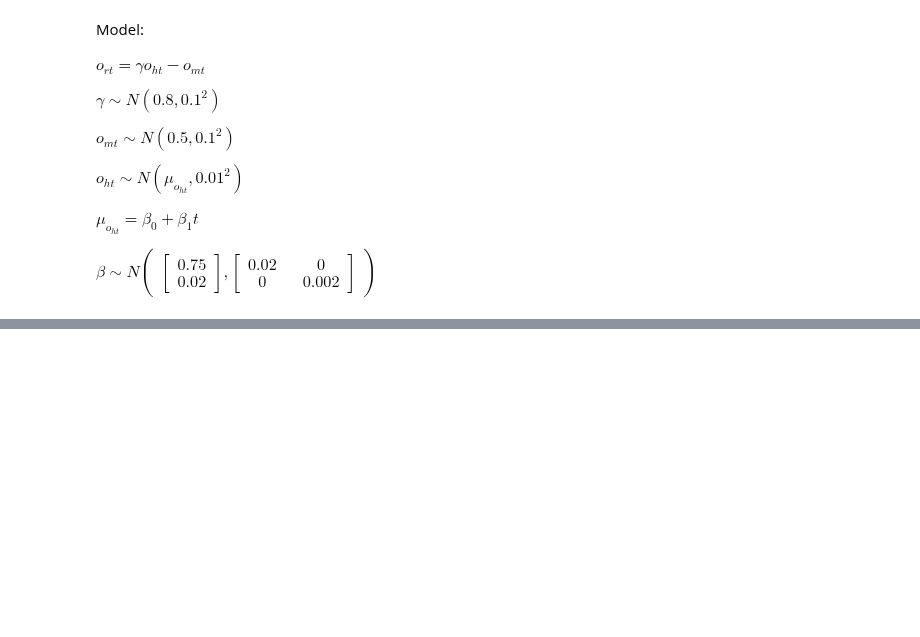
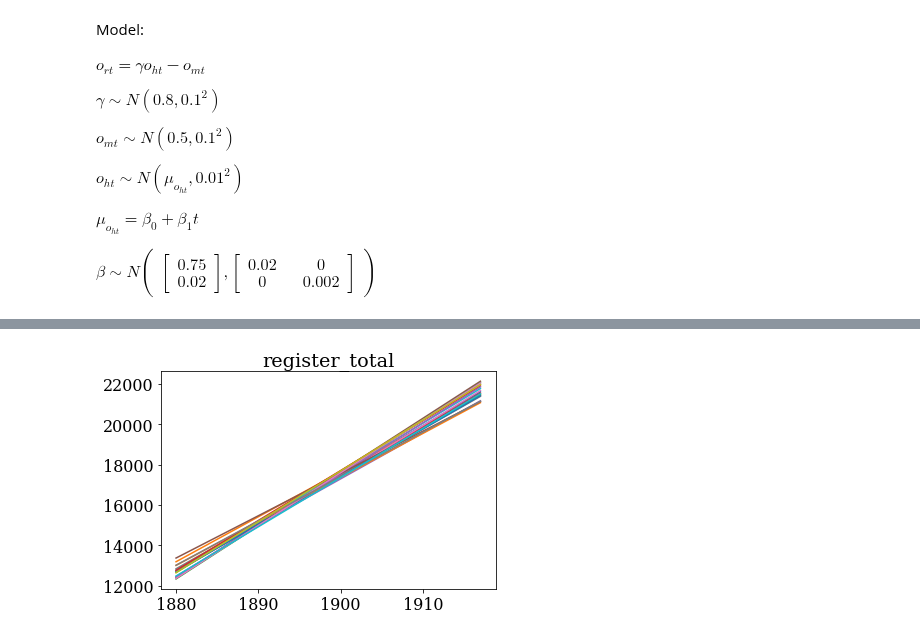
Before and after one commit to AnttiHaerkoenen/vyborg_orthodox, a Jupyter notebook: notebooks/missing_orthodox.ipynb, the cells around one changed output, grey strips where cells are left out. Cells and saved outputs as stored; diff of their text form; code cells hidden in the pictures; blank space fills up the shorter version.

```diff
--- a/notebooks/missing_orthodox.ipynb
+++ b/notebooks/missing_orthodox.ipynb
@@ -190,18 +234,16 @@ TypeError: Wrong number of dimensions: expected 0, got 1 with shape (2,).
 # %%
-def plot_prediction(data, standard, skip=10):
-    t = np.arange(1905, 1918, 1)
-    o_h = data['o_h'][::skip, ] * standard
-    o_r = data['o_r'][::skip, ] * standard
+def plot_prediction(data, standard, skip=100):
+    year = np.arange(1880, 1918, 1)
+    intercept = data['beta_0'][::skip, ] * standard
+    t = data['beta_1'][::skip, ] * standard
 
-    for sample in o_h:
-        plt.plot(t, sample)
-    plt.title('O_h')
+    for sample in zip(intercept, t):
+        total = sample[0] + sample[1] * (year - 1880)
+        plt.plot(year, total)
+    plt.title('register_total')
     plt.show()
 
-    for sample in o_r:
-        plt.plot(t, sample)
-    plt.title('O_r')
-    plt.show()
-
-plot_prediction(prior_prediction, standard=standard)
-# plot_prediction(posterior_prediction, standard=standard)
+# plot_prediction(prior, standard=standard)
+plot_prediction(posterior, standard=standard)
+# %% [output]
+[figure, added]
```
Also changed, not shown: parts of 5 cells of this notebook.
